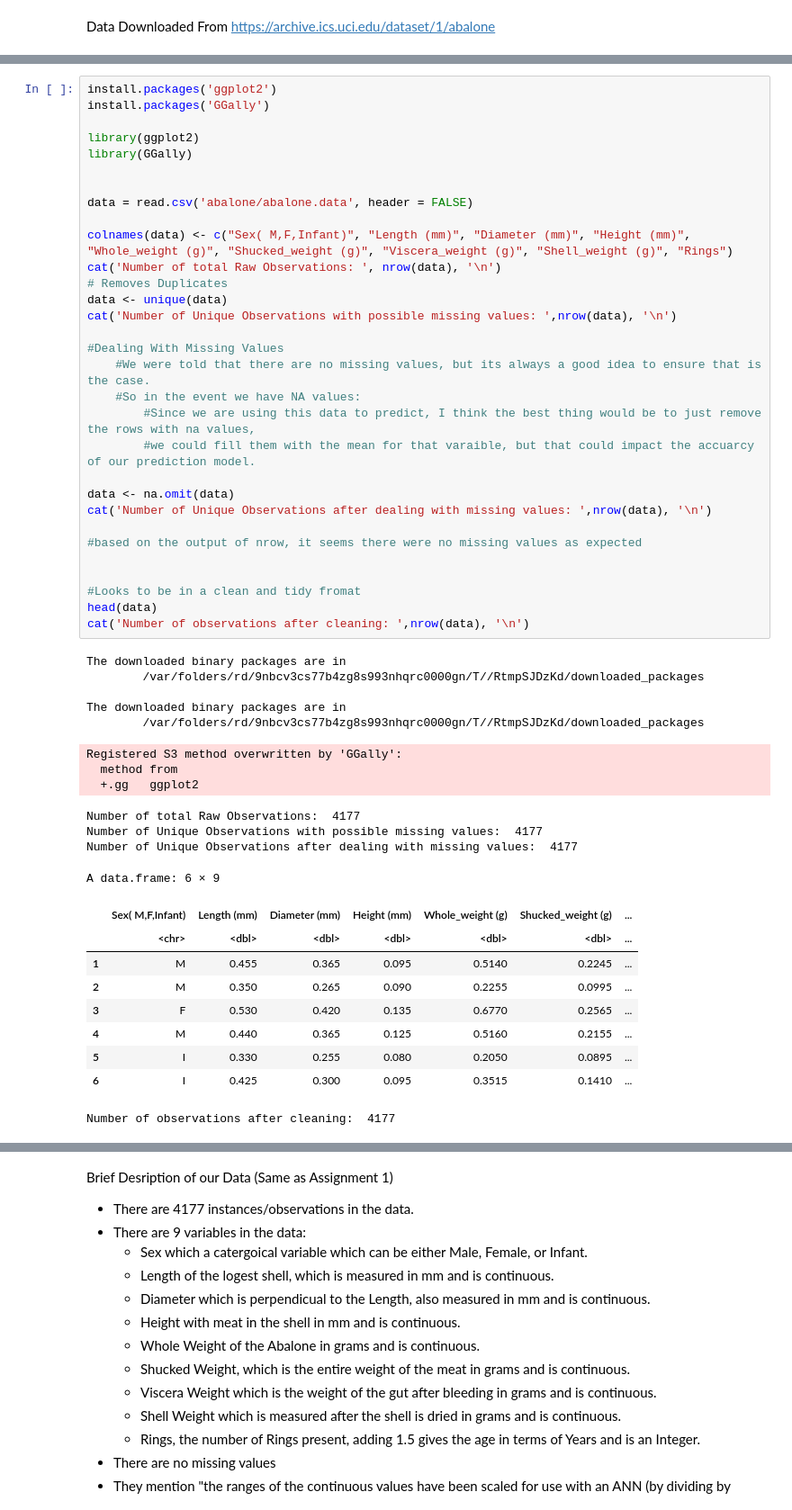
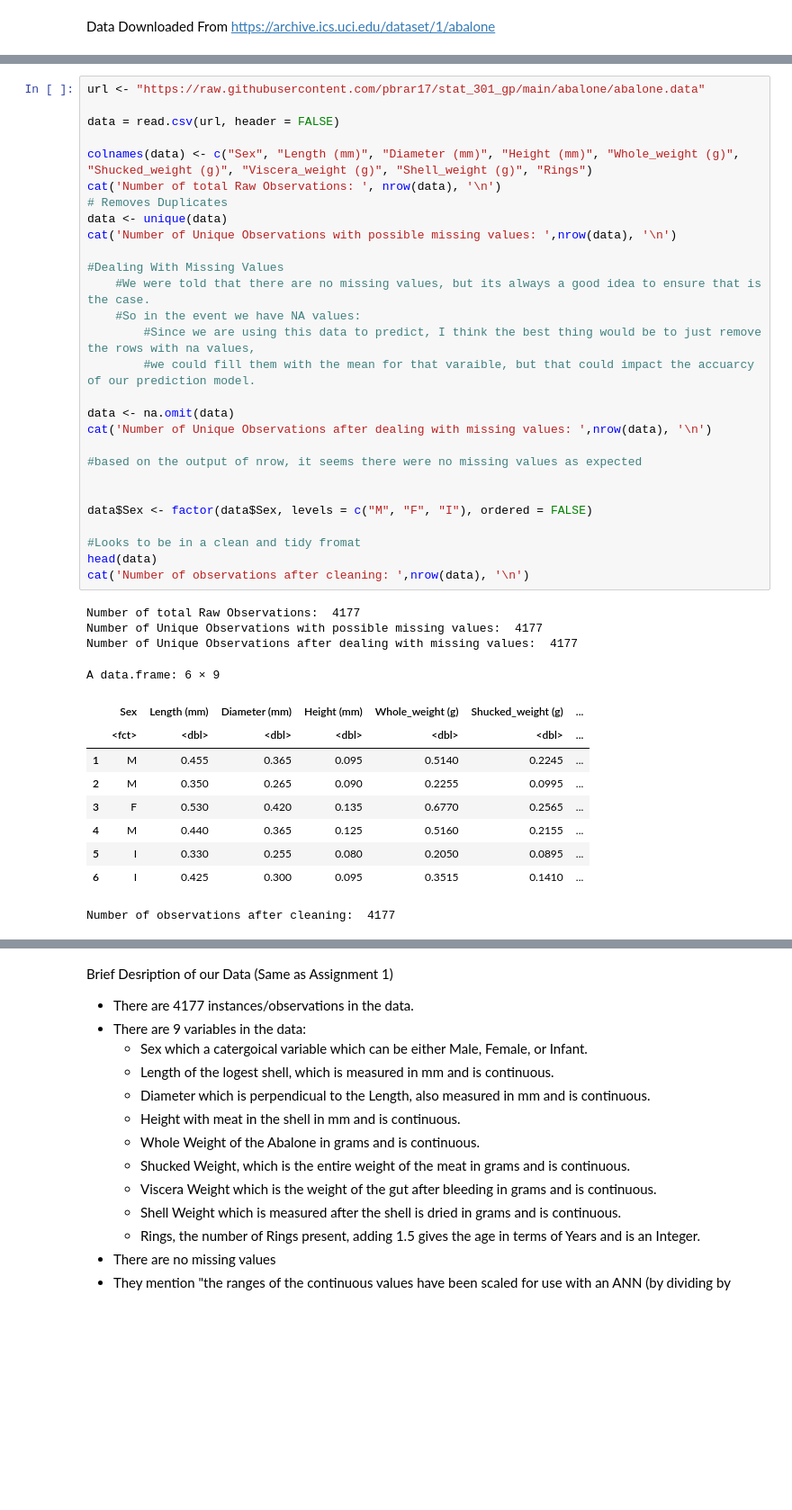
Before and after one commit to pbrar17/stat_301_gp, a Jupyter notebook: Pahul_Brar_Stat_301.ipynb, the cells around one changed output, grey strips where cells are left out. Shown at 90% size. Drawn from its saved outputs; the diff is of its cells as text; blank space fills up the shorter version.

```diff
--- a/Pahul_Brar_Stat_301.ipynb
+++ b/Pahul_Brar_Stat_301.ipynb
@@ -3,56 +18,45 @@ Data Downloaded From https://archive.ics.uci.edu/dataset/1/abalone
 # %%
-install.packages('ggplot2')
-install.packages('GGally')
+url <- "https://raw.githubusercontent.com/pbrar17/stat_301_gp/main/abalone/abalone.data"
 
-library(ggplot2)
-library(GGally)
+data = read.csv(url, header = FALSE)
 
-
-data = read.csv('abalone/abalone.data', header = FALSE)
-
-colnames(data) <- c("Sex( M,F,Infant)", "Length (mm)", "Diameter (mm)", "Height (mm)", "Whole_weight (g)", "Shucked_weight (g)", "Viscera_weight (g)", "Shell_weight (g)", "Rings")
+colnames(data) <- c("Sex", "Length (mm)", "Diameter (mm)", "Height (mm)", "Whole_weight (g)", "Shucked_weight (g)", "Viscera_weight (g)", "Shell_weight (g)", "Rings")
 cat('Number of total Raw Observations: ', nrow(data), '\n')
 # Removes Duplicates
 data <- unique(data)
 cat('Number of Unique Observations with possible missing values: ',nrow(data), '\n')
 
 #Dealing With Missing Values
     #We were told that there are no missing values, but its always a good idea to ensure that is the case.
     #So in the event we have NA values:
         #Since we are using this data to predict, I think the best thing would be to just remove the rows with na values,
         #we could fill them with the mean for that varaible, but that could impact the accuarcy of our prediction model.
 
 data <- na.omit(data)
 cat('Number of Unique Observations after dealing with missing values: ',nrow(data), '\n')
 
 #based on the output of nrow, it seems there were no missing values as expected
 
 
+data$Sex <- factor(data$Sex, levels = c("M", "F", "I"), ordered = FALSE)
+
 #Looks to be in a clean and tidy fromat
 head(data)
 cat('Number of observations after cleaning: ',nrow(data), '\n')
 # %% [output]
-The downloaded binary packages are in
-        /var/folders/rd/9nbcv3cs77b4zg8s993nhqrc0000gn/T//RtmpSJDzKd/downloaded_packages
-
-The downloaded binary packages are in
-        /var/folders/rd/9nbcv3cs77b4zg8s993nhqrc0000gn/T//RtmpSJDzKd/downloaded_packages
+Number of total Raw Observations:  4177
+Number of Unique Observations with possible missing values:  4177
+Number of Unique Observations after dealing with missing values:  4177
-Registered S3 method overwritten by 'GGally':
-  method from
-  +.gg   ggplot2
+A data.frame: 6 × 9
+|  | Sex | Length (mm) | Diameter (mm) | Height (mm) | Whole_weight (g) | Shucked_weight (g) | ... |
+|  | <fct> | <dbl> | <dbl> | <dbl> | <dbl> | <dbl> | ... |
+| 1 | M | 0.455 | 0.365 | 0.095 | 0.5140 | 0.2245 | ... |
+| 2 | M | 0.350 | 0.265 | 0.090 | 0.2255 | 0.0995 | ... |
+| 3 | F | 0.530 | 0.420 | 0.135 | 0.6770 | 0.2565 | ... |
+| 4 | M | 0.440 | 0.365 | 0.125 | 0.5160 | 0.2155 | ... |
+| 5 | I | 0.330 | 0.255 | 0.080 | 0.2050 | 0.0895 | ... |
+| 6 | I | 0.425 | 0.300 | 0.095 | 0.3515 | 0.1410 | ... |
-Number of total Raw Observations:  4177
-Number of Unique Observations with possible missing values:  4177
-Number of Unique Observations after dealing with missing values:  4177
+Number of observations after cleaning:  4177
-A data.frame: 6 × 9
-|  | Sex( M,F,Infant) | Length (mm) | Diameter (mm) | Height (mm) | Whole_weight (g) | Shucked_weight (g) | ... |
-|  | <chr> | <dbl> | <dbl> | <dbl> | <dbl> | <dbl> | ... |
-| 1 | M | 0.455 | 0.365 | 0.095 | 0.5140 | 0.2245 | ... |
-| 2 | M | 0.350 | 0.265 | 0.090 | 0.2255 | 0.0995 | ... |
-| 3 | F | 0.530 | 0.420 | 0.135 | 0.6770 | 0.2565 | ... |
-| 4 | M | 0.440 | 0.365 | 0.125 | 0.5160 | 0.2155 | ... |
-| 5 | I | 0.330 | 0.255 | 0.080 | 0.2050 | 0.0895 | ... |
-| 6 | I | 0.425 | 0.300 | 0.095 | 0.3515 | 0.1410 | ... |
-Number of observations after cleaning:  4177
 # %% [markdown]
 
 Based on the above outputs, our data is pretty clean, and looking at the Data Type for each variable, everything makes sense.
```
Also changed, not shown: parts of 5 cells of this notebook.
